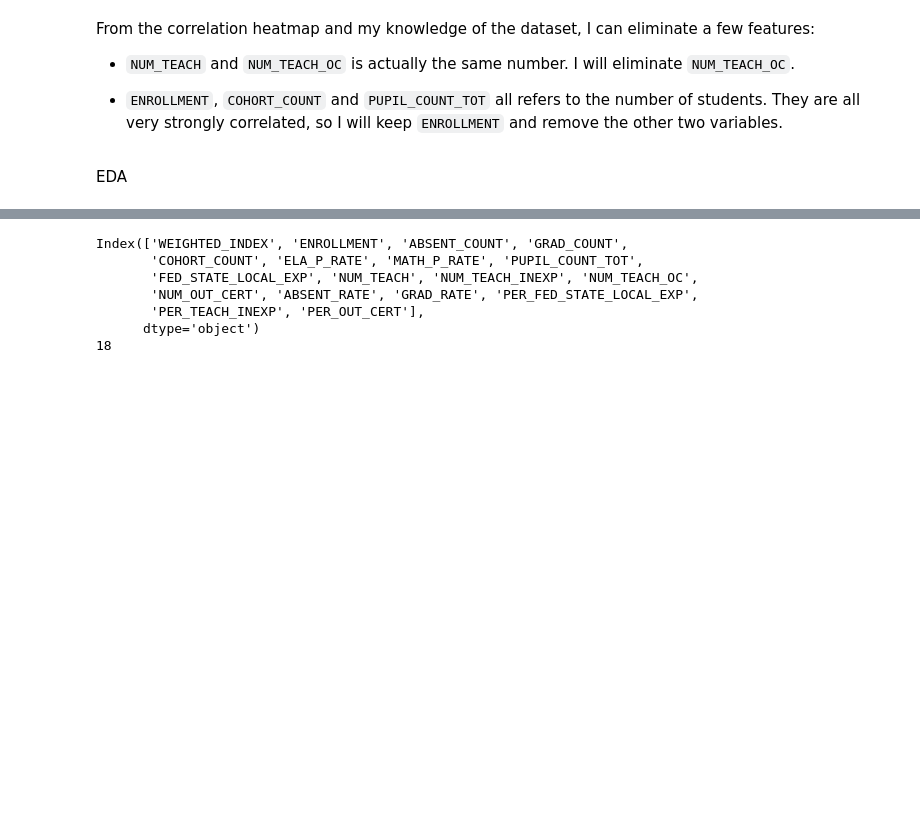
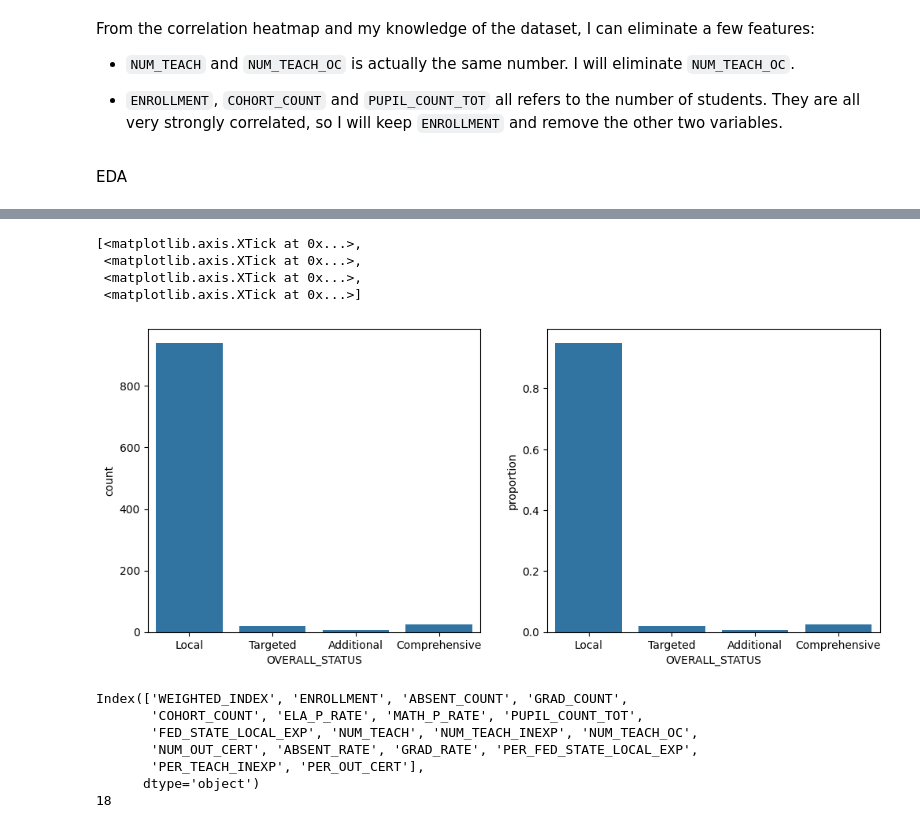
Before and after one commit to thaianle/nysed-2024, a Jupyter notebook: nysed_modeling.ipynb, the cells around one changed output, grey strips where cells are left out. Drawn from its saved outputs; the diff is of its cells as text; code cells hidden in the pictures; blank space fills up the shorter version.

```diff
--- a/nysed_modeling.ipynb
+++ b/nysed_modeling.ipynb
@@ -204,3 +208,19 @@ nysed_2024.head()
+# %%
+# Number of schools with different statuses (counts and proportions)
+
+fig, ax = plt.subplots(nrows = 1, ncols = 2, figsize = (12, 5))
+
+sns.countplot(x = 'OVERALL_STATUS', data = nysed_2024, ax = ax[0])
+ax[0].set_xticks(ticks = [0, 1, 2, 3], labels = ['Local', 'Targeted', 'Additional', 'Comprehensive'])
+
+sns.countplot(x = 'OVERALL_STATUS', data = nysed_2024, stat = 'proportion', ax = ax[1])
+ax[1].set_xticks(ticks = [0, 1, 2, 3], labels = ['Local', 'Targeted', 'Additional', 'Comprehensive'])
+# %% [output]
+[<matplotlib.axis.XTick at 0x...>,
+ <matplotlib.axis.XTick at 0x...>,
+ <matplotlib.axis.XTick at 0x...>,
+ <matplotlib.axis.XTick at 0x...>]
+[figure, added]
 # %%
 # Numerical columns when I eliminated columns with redundant meanings
 numerical_cols = nysed_2024.describe().columns.drop(['INSTITUTION_ID', 'ENTITY_CD'])
```
Also changed, not shown: parts of 30 cells of this notebook.
